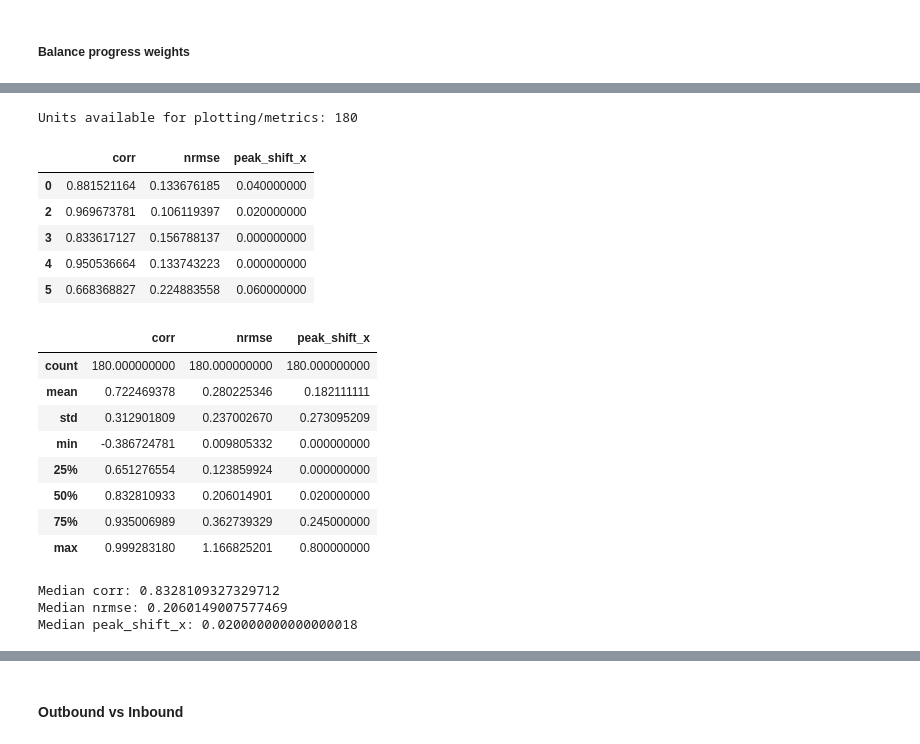
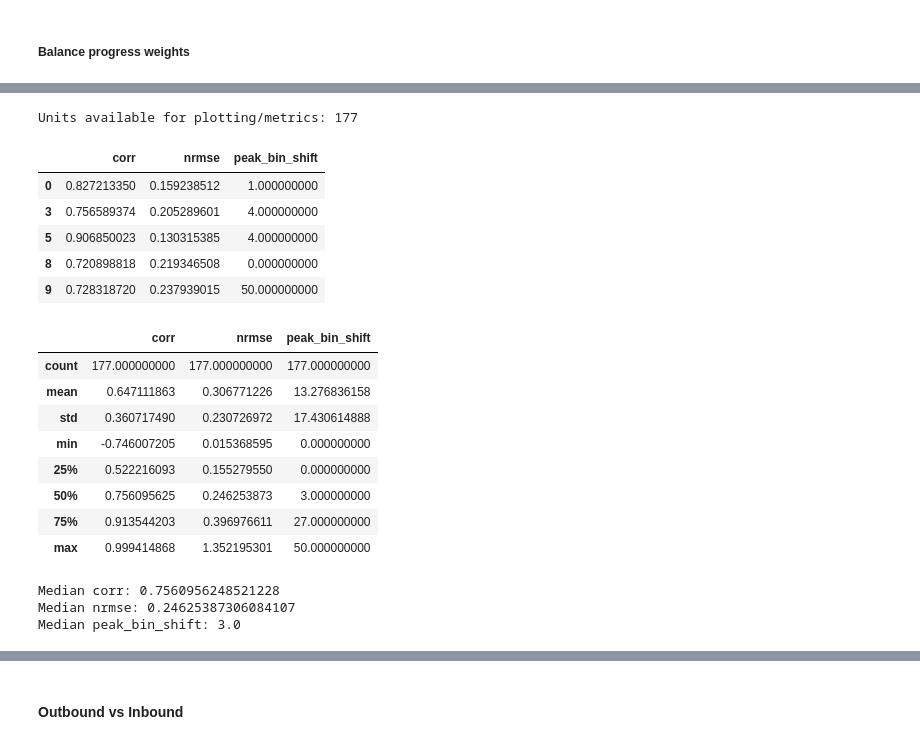
Before and after one commit to anirudh073/pfc-movement-analysis, a Jupyter notebook: notebooks/unit_tuning.ipynb, the cells around one changed output, grey strips where cells are left out. Cells and saved outputs as stored; diff of their text form; code cells hidden in the pictures.

Commit message:
cleanup outbound/inbound and progress-weight-balance sections

```diff
--- a/notebooks/unit_tuning.ipynb
+++ b/notebooks/unit_tuning.ipynb
@@ -1629,12 +1597,3 @@ print("Valid tuning bins/windows:", np.where(valid_speed_bins_mask)[0])
 # %% [output]
 Valid tuning bins/windows: [ 0  1  2  3  4  5  6  7  8  9 10 11 12 13 14 15 16 17 18 19 20 21 22 23
  24 25 26 27 28 29 30]
-# %%
-# plot across progress levels!
-for lab in progress_labels:
-    res = segment_results[lab]
-    plot_tuning_grid_bootstrap(
-        res["tuning"], res["lo"], res["hi"], res["centers"],
-        column="speed", n_units=40, label=f"{lab} ", peak_normalize = True,
-        s = 3, linewidth = 2
-    )
@@ -2287,14 +2110,14 @@ def _interp_curve_to_centers(curve, from_centers, to_centers):
 
 
 # Use UNBALANCED centers as the common x-axis
-centers = np.asarray(centers_unbal, float)
+centers_progress = np.asarray(centers_unbal, float)
 
 # Align balanced tuning + CI onto unbalanced centers if needed
 if not np.allclose(centers_unbal, centers_bal, equal_nan=True):
     print("Center mismatch: interpolating balanced tuning + CI onto unbalanced centers.")
-    tuning_bal_aligned = {u: _interp_curve_to_centers(tuning_bal[u], centers_bal, centers) for u in tuning_bal.keys()}
-    lo_bal_aligned = {u: _interp_curve_to_centers(lo_bal[u], centers_bal, centers) for u in lo_bal.keys()}
-    hi_bal_aligned = {u: _interp_curve_to_centers(hi_bal[u], centers_bal, centers) for u in hi_bal.keys()}
+    tuning_bal_aligned = {u: _interp_curve_to_centers(tuning_bal[u], centers_bal, centers_progress) for u in tuning_bal.keys()}
+    lo_bal_aligned = {u: _interp_curve_to_centers(lo_bal[u], centers_bal, centers_progress) for u in lo_bal.keys()}
+    hi_bal_aligned = {u: _interp_curve_to_centers(hi_bal[u], centers_bal, centers_progress) for u in hi_bal.keys()}
 else:
     tuning_bal_aligned = tuning_bal
     lo_bal_aligned = lo_bal
@@ -2329,7 +2152,7 @@ plot_tuning_grid_bootstrap(
     tuning_unbal_plot,
     lo_unbal_plot,
     hi_unbal_plot,
-    centers,
+    centers_progress,
     column=speed_col,
     n_units=30,
     label="UNBALANCED (bootstrap; across-stable; sliding)",
@@ -2343,56 +2166,56 @@ plot_tuning_grid_bootstrap(
     tuning_bal_plot,
     lo_bal_plot,
     hi_bal_plot,
-    centers,
+    centers_progress,
     column=speed_col,
     n_units=30,
     label="PROGRESS-BALANCED (bootstrap; across-stable; sliding)",
     indices=None,
     s=5,
     linewidth=2,
     peak_normalize=True,
 )
 
 # -------------------------
 # Metrics:
 # -------------------------
 metrics = {}
 for u in plot_units:
     a = np.asarray(tuning_unbal_plot[u], float)
     b = np.asarray(tuning_bal_plot[u], float)
     metrics[u] = dict(
         corr=curve_corr(a, b, min_bins=min_units_ok_bins),
         nrmse=nrmse(a, b, min_bins=min_units_ok_bins),
-        peak_bin_shift=peak_bin_shift(a, b, centers, min_bins=min_units_ok_bins),
+        peak_bin_shift=peak_bin_shift(a, b, centers_progress, min_bins=min_units_ok_bins),
     )
 
 metrics_df_progress = pd.DataFrame.from_dict(metrics, orient="index")
 display(metrics_df_progress.head())
 display(metrics_df_progress.describe())
 
 print("Median corr:", float(metrics_df_progress["corr"].median(skipna=True)))
 print("Median nrmse:", float(metrics_df_progress["nrmse"].median(skipna=True)))
 print("Median peak_bin_shift:", float(metrics_df_progress["peak_bin_shift"].median(skipna=True)))
 # %% [output]
-Units available for plotting/metrics: 180
+Units available for plotting/metrics: 177
-|  | corr | nrmse | peak_shift_x |
-| 0 | 0.881521164 | 0.133676185 | 0.040000000 |
-| 2 | 0.969673781 | 0.106119397 | 0.020000000 |
-| 3 | 0.833617127 | 0.156788137 | 0.000000000 |
-| 4 | 0.950536664 | 0.133743223 | 0.000000000 |
-| 5 | 0.668368827 | 0.224883558 | 0.060000000 |
+|  | corr | nrmse | peak_bin_shift |
+| 0 | 0.827213350 | 0.159238512 | 1.000000000 |
+| 3 | 0.756589374 | 0.205289601 | 4.000000000 |
+| 5 | 0.906850023 | 0.130315385 | 4.000000000 |
+| 8 | 0.720898818 | 0.219346508 | 0.000000000 |
+| 9 | 0.728318720 | 0.237939015 | 50.000000000 |
-|  | corr | nrmse | peak_shift_x |
-| count | 180.000000000 | 180.000000000 | 180.000000000 |
-| mean | 0.722469378 | 0.280225346 | 0.182111111 |
-| std | 0.312901809 | 0.237002670 | 0.273095209 |
-| min | -0.386724781 | 0.009805332 | 0.000000000 |
-| 25% | 0.651276554 | 0.123859924 | 0.000000000 |
-| 50% | 0.832810933 | 0.206014901 | 0.020000000 |
-| 75% | 0.935006989 | 0.362739329 | 0.245000000 |
-| max | 0.999283180 | 1.166825201 | 0.800000000 |
+|  | corr | nrmse | peak_bin_shift |
+| count | 177.000000000 | 177.000000000 | 177.000000000 |
+| mean | 0.647111863 | 0.306771226 | 13.276836158 |
+| std | 0.360717490 | 0.230726972 | 17.430614888 |
+| min | -0.746007205 | 0.015368595 | 0.000000000 |
+| 25% | 0.522216093 | 0.155279550 | 0.000000000 |
+| 50% | 0.756095625 | 0.246253873 | 3.000000000 |
+| 75% | 0.913544203 | 0.396976611 | 27.000000000 |
+| max | 0.999414868 | 1.352195301 | 50.000000000 |
-Median corr: 0.8328109327329712
-Median nrmse: 0.2060149007577469
-Median peak_shift_x: 0.020000000000000018
+Median corr: 0.7560956248521228
+Median nrmse: 0.24625387306084107
+Median peak_bin_shift: 3.0
 # %%
 # PLOT single unit, balanced vs unbalanced
 
```
Also changed, not shown: parts of 33 cells of this notebook.
